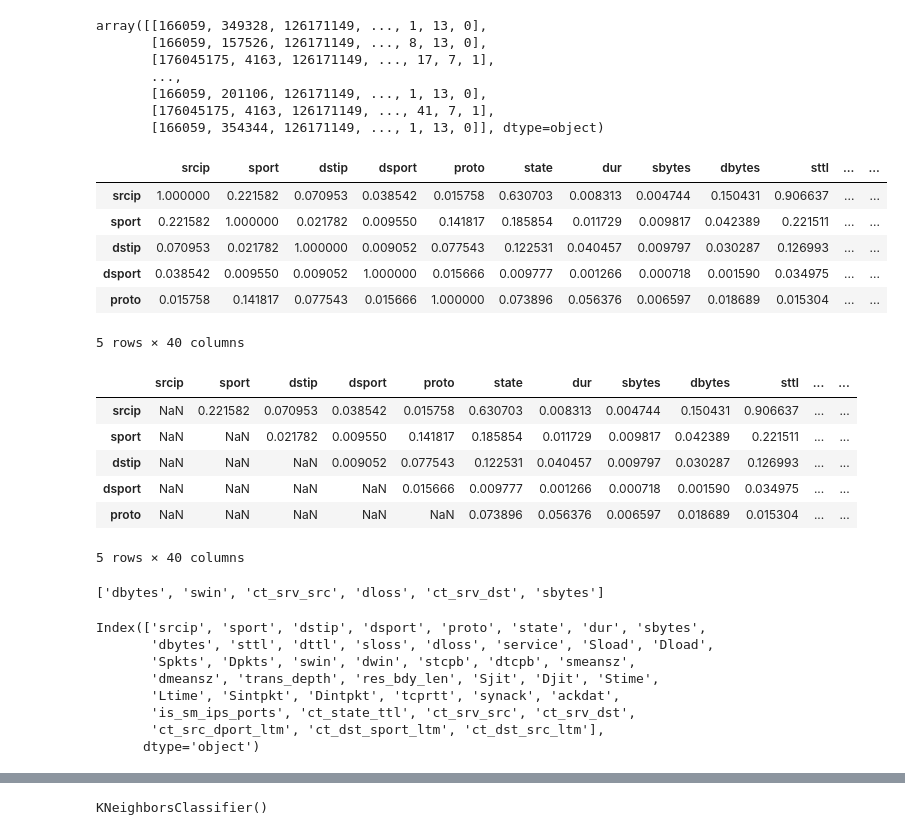
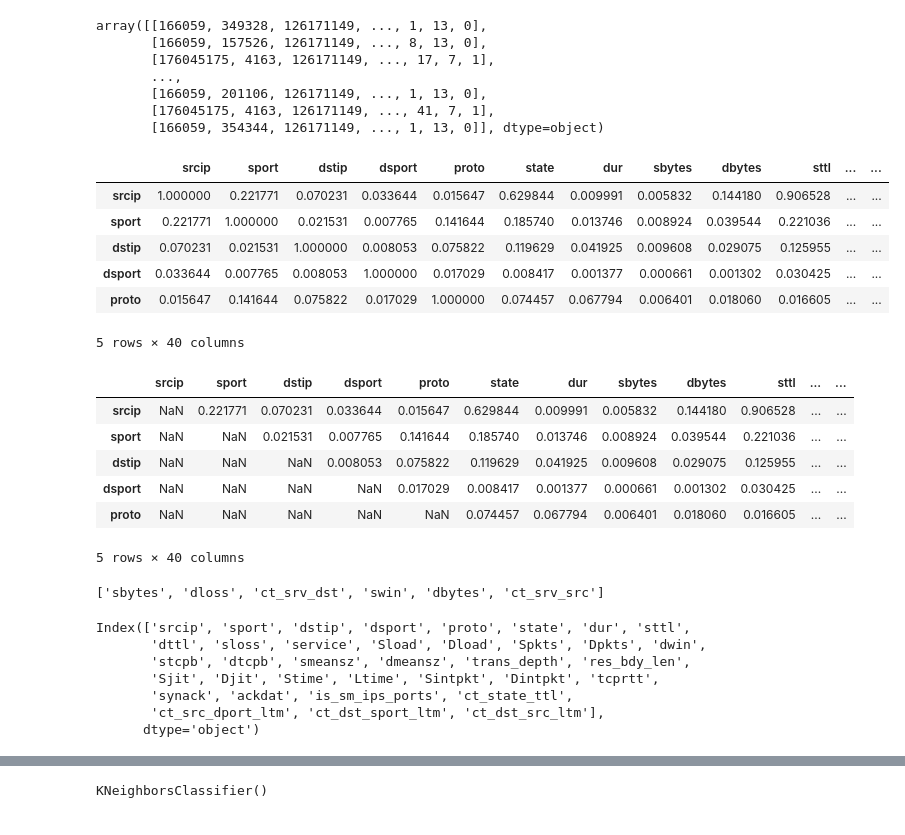
Before and after one commit to imphinite/network-intrusion-detection-classification, a Jupyter notebook: jupyter/starter.ipynb, the cells around one changed output, grey strips where cells are left out. Saved outputs shown, nothing was run; the diff lists cells and outputs as text; code cells hidden in the pictures.

```diff
--- a/jupyter/starter.ipynb
+++ b/jupyter/starter.ipynb
@@ -201,17 +141,17 @@ array([[166059, 349328, 126171149, ..., 1, 13, 0],
 # %%
 # Correlation / Co-variance
 threshold = 0.95
 
 # Absolute value correlation matrix
-corr_matrix = X_train.corr().abs()
+corr_matrix = df.drop(columns=label_cols).corr().abs()
 corr_matrix.head()
 # %% [output]
 |  | srcip | sport | dstip | dsport | proto | state | dur | sbytes | dbytes | sttl | ... | ... |
-| srcip | 1.000000 | 0.221582 | 0.070953 | 0.038542 | 0.015758 | 0.630703 | 0.008313 | 0.004744 | 0.150431 | 0.906637 | ... | ... |
-| sport | 0.221582 | 1.000000 | 0.021782 | 0.009550 | 0.141817 | 0.185854 | 0.011729 | 0.009817 | 0.042389 | 0.221511 | ... | ... |
-| dstip | 0.070953 | 0.021782 | 1.000000 | 0.009052 | 0.077543 | 0.122531 | 0.040457 | 0.009797 | 0.030287 | 0.126993 | ... | ... |
-| dsport | 0.038542 | 0.009550 | 0.009052 | 1.000000 | 0.015666 | 0.009777 | 0.001266 | 0.000718 | 0.001590 | 0.034975 | ... | ... |
-| proto | 0.015758 | 0.141817 | 0.077543 | 0.015666 | 1.000000 | 0.073896 | 0.056376 | 0.006597 | 0.018689 | 0.015304 | ... | ... |
+| srcip | 1.000000 | 0.221771 | 0.070231 | 0.033644 | 0.015647 | 0.629844 | 0.009991 | 0.005832 | 0.144180 | 0.906528 | ... | ... |
+| sport | 0.221771 | 1.000000 | 0.021531 | 0.007765 | 0.141644 | 0.185740 | 0.013746 | 0.008924 | 0.039544 | 0.221036 | ... | ... |
+| dstip | 0.070231 | 0.021531 | 1.000000 | 0.008053 | 0.075822 | 0.119629 | 0.041925 | 0.009608 | 0.029075 | 0.125955 | ... | ... |
+| dsport | 0.033644 | 0.007765 | 0.008053 | 1.000000 | 0.017029 | 0.008417 | 0.001377 | 0.000661 | 0.001302 | 0.030425 | ... | ... |
+| proto | 0.015647 | 0.141644 | 0.075822 | 0.017029 | 1.000000 | 0.074457 | 0.067794 | 0.006401 | 0.018060 | 0.016605 | ... | ... |
 5 rows × 40 columns
 # %%
 # Select upper triangle of correlation matrix
@@ -219,11 +159,11 @@ upper = corr_matrix.where(np.triu(np.ones(corr_matrix.shape), k=1).astype(bool))
 upper.head()
 # %% [output]
 |  | srcip | sport | dstip | dsport | proto | state | dur | sbytes | dbytes | sttl | ... | ... |
-| srcip | NaN | 0.221582 | 0.070953 | 0.038542 | 0.015758 | 0.630703 | 0.008313 | 0.004744 | 0.150431 | 0.906637 | ... | ... |
-| sport | NaN | NaN | 0.021782 | 0.009550 | 0.141817 | 0.185854 | 0.011729 | 0.009817 | 0.042389 | 0.221511 | ... | ... |
-| dstip | NaN | NaN | NaN | 0.009052 | 0.077543 | 0.122531 | 0.040457 | 0.009797 | 0.030287 | 0.126993 | ... | ... |
-| dsport | NaN | NaN | NaN | NaN | 0.015666 | 0.009777 | 0.001266 | 0.000718 | 0.001590 | 0.034975 | ... | ... |
-| proto | NaN | NaN | NaN | NaN | NaN | 0.073896 | 0.056376 | 0.006597 | 0.018689 | 0.015304 | ... | ... |
+| srcip | NaN | 0.221771 | 0.070231 | 0.033644 | 0.015647 | 0.629844 | 0.009991 | 0.005832 | 0.144180 | 0.906528 | ... | ... |
+| sport | NaN | NaN | 0.021531 | 0.007765 | 0.141644 | 0.185740 | 0.013746 | 0.008924 | 0.039544 | 0.221036 | ... | ... |
+| dstip | NaN | NaN | NaN | 0.008053 | 0.075822 | 0.119629 | 0.041925 | 0.009608 | 0.029075 | 0.125955 | ... | ... |
+| dsport | NaN | NaN | NaN | NaN | 0.017029 | 0.008417 | 0.001377 | 0.000661 | 0.001302 | 0.030425 | ... | ... |
+| proto | NaN | NaN | NaN | NaN | NaN | 0.074457 | 0.067794 | 0.006401 | 0.018060 | 0.016605 | ... | ... |
 5 rows × 40 columns
 # %%
 # Drop duplicate columns by finding their correlations between each other
@@ -238,23 +178,22 @@ for column in upper.columns:
 to_drop = list(set(to_drop_raw))
 to_drop
 # %% [output]
-['dbytes', 'swin', 'ct_srv_src', 'dloss', 'ct_srv_dst', 'sbytes']
+['sbytes', 'dloss', 'ct_srv_dst', 'swin', 'dbytes', 'ct_srv_src']
 # %%
 # Drop label columns and duplicate columns
-label_cols = ['attack_cat', 'Label']
+
 drop_cols = label_cols + to_drop
-drop_cols
-X = df.drop(columns=['attack_cat', 'Label'])
+
+X = df.drop(columns=drop_cols)
 y = df['Label']
 
 X.columns
 # %% [output]
-Index(['srcip', 'sport', 'dstip', 'dsport', 'proto', 'state', 'dur', 'sbytes',
-       'dbytes', 'sttl', 'dttl', 'sloss', 'dloss', 'service', 'Sload', 'Dload',
-       'Spkts', 'Dpkts', 'swin', 'dwin', 'stcpb', 'dtcpb', 'smeansz',
-       'dmeansz', 'trans_depth', 'res_bdy_len', 'Sjit', 'Djit', 'Stime',
-       'Ltime', 'Sintpkt', 'Dintpkt', 'tcprtt', 'synack', 'ackdat',
-       'is_sm_ips_ports', 'ct_state_ttl', 'ct_srv_src', 'ct_srv_dst',
+Index(['srcip', 'sport', 'dstip', 'dsport', 'proto', 'state', 'dur', 'sttl',
+       'dttl', 'sloss', 'service', 'Sload', 'Dload', 'Spkts', 'Dpkts', 'dwin',
+       'stcpb', 'dtcpb', 'smeansz', 'dmeansz', 'trans_depth', 'res_bdy_len',
+       'Sjit', 'Djit', 'Stime', 'Ltime', 'Sintpkt', 'Dintpkt', 'tcprtt',
+       'synack', 'ackdat', 'is_sm_ips_ports', 'ct_state_ttl',
        'ct_src_dport_ltm', 'ct_dst_sport_ltm', 'ct_dst_src_ltm'],
       dtype='object')
 # %%
```
Also changed, not shown: parts of 3 cells of this notebook.
